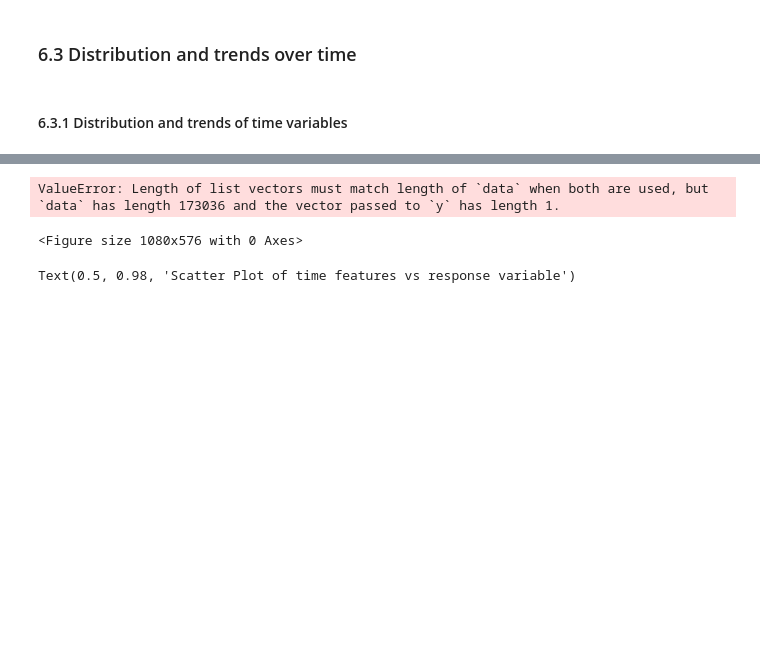
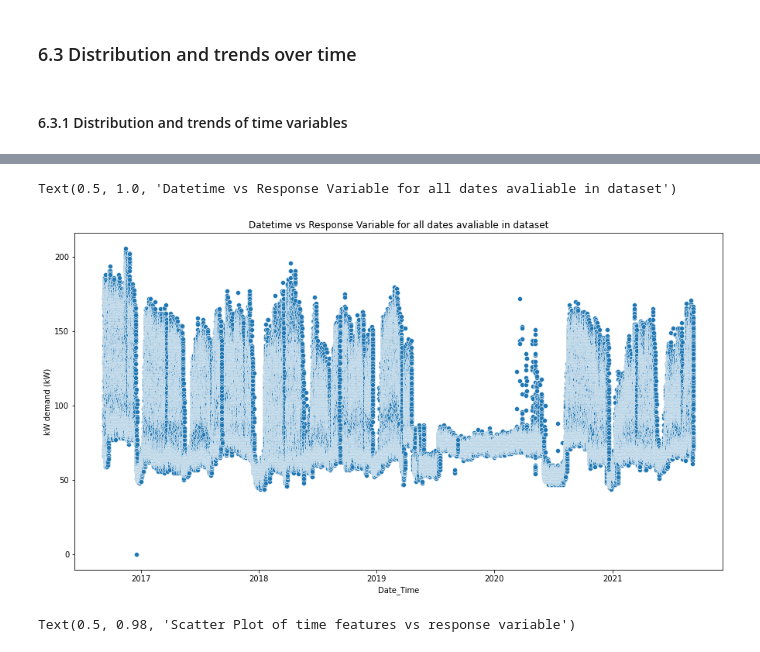
Before and after one commit to rachelngjiemin/131_group2, a Jupyter notebook: grp2_final_proj/FinalProjectTemplate_2022.ipynb, the cells around one changed output, grey strips where cells are left out. Cells and saved outputs as stored; diff of their text form; code cells hidden in the pictures; blank space fills up the shorter version.

Commit message:
fixed a small visual bug

```diff
--- a/grp2_final_proj/FinalProjectTemplate_2022.ipynb
+++ b/grp2_final_proj/FinalProjectTemplate_2022.ipynb
@@ -487,10 +503,11 @@ import matplotlib.pyplot as plt
 # %%
+response = 'kW demand (kW)'
 fig = plt.figure(figsize=(15,8))
 sns.scatterplot(x='Date_Time', y=response, data=df_combined)
 plt.title('Datetime vs Response Variable for all dates avaliable in dataset')
 # %% [output]
-ValueError: Length of list vectors must match length of `data` when both are used, but `data` has length 173036 and the vector passed to `y` has length 1.
+Text(0.5, 1.0, 'Datetime vs Response Variable for all dates avaliable in dataset')
-<Figure size 1080x576 with 0 Axes>
+[figure, added]
 # %%
 # Relationship between response variable and time features
 response = 'kW demand (kW)'
```
Also changed, not shown: parts of 4 cells of this notebook.
